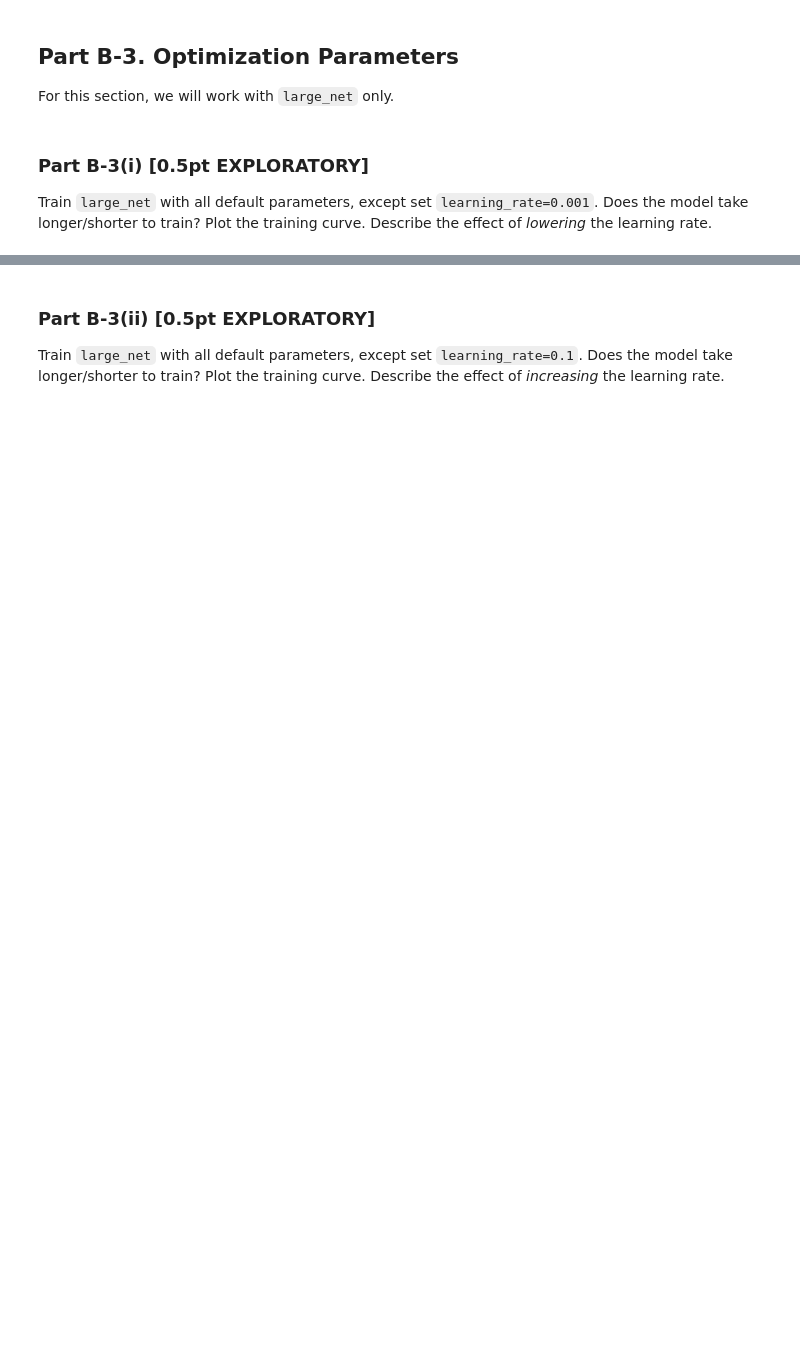
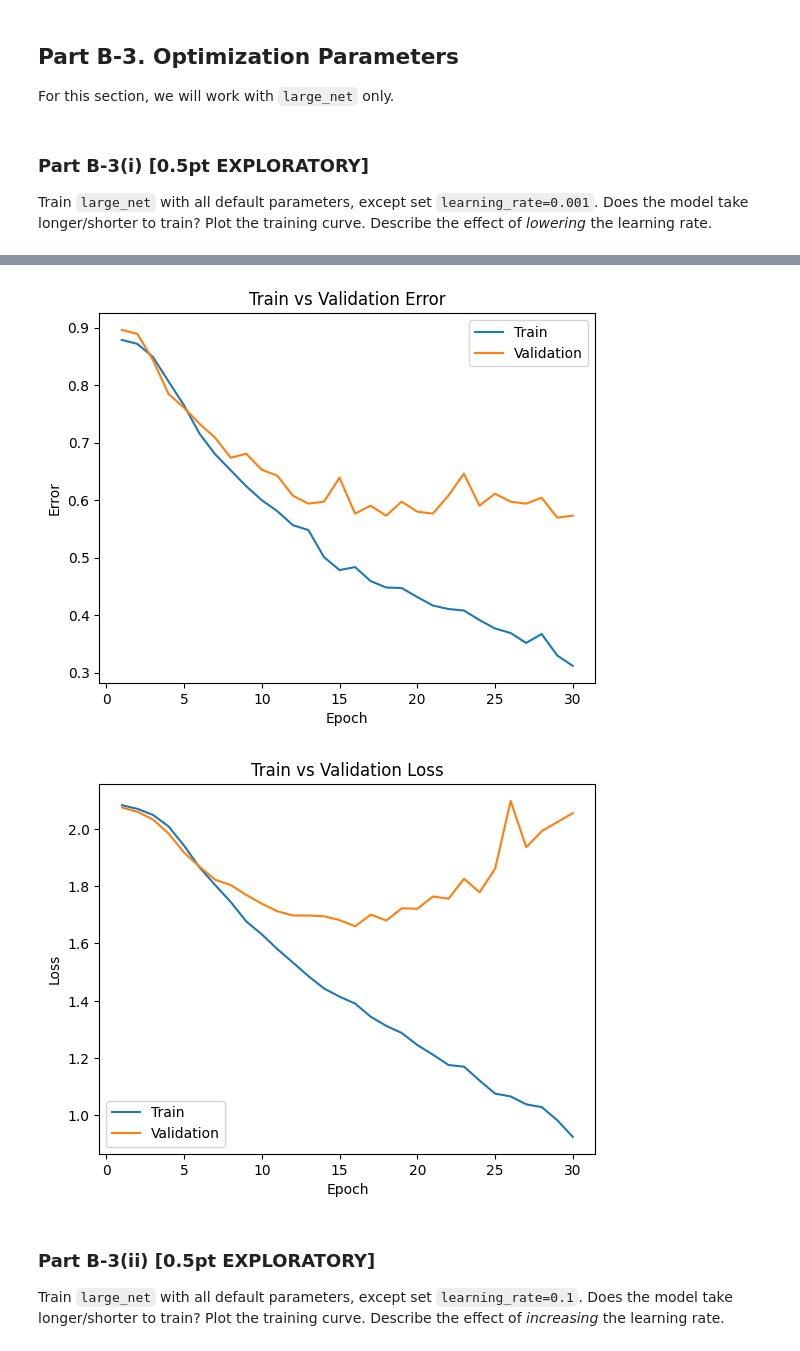
Before and after one commit to sharvaniyadav/MIE1517-Intro-To-Deep-Learning, a Jupyter notebook: MIE1517_A1_Sharvani_Yadav.ipynb, the cells around one changed output, grey strips where cells are left out. Cells and saved outputs as stored; diff of their text form; code cells hidden in the pictures; blank space fills up the shorter version.

```diff
--- a/MIE1517_A1_Sharvani_Yadav.ipynb
+++ b/MIE1517_A1_Sharvani_Yadav.ipynb
@@ -846,0 +1021,11 @@ PROVIDE YOUR ANSWER BELOW
+# %%
+# reset the model to random weights
+large_net = LargeNet()
+
+# train LargeNet with a smaller learning rate
+errors = train_net(large_net, batch_size=64, learning_rate=0.001, num_epochs=30)
+
+# plot training/validation curves for this run (epoch index is 0-based, so i used 29)
+model_path = get_model_name(large_net.name, 64, 0.001, 29)
+plot_training_curve(model_path)
+# %% [output]
@@ -846,0 +1049,2 @@ PROVIDE YOUR ANSWER BELOW
+[figure, added]
+[figure, added]
```
Also changed, not shown: parts of 59 cells of this notebook.
